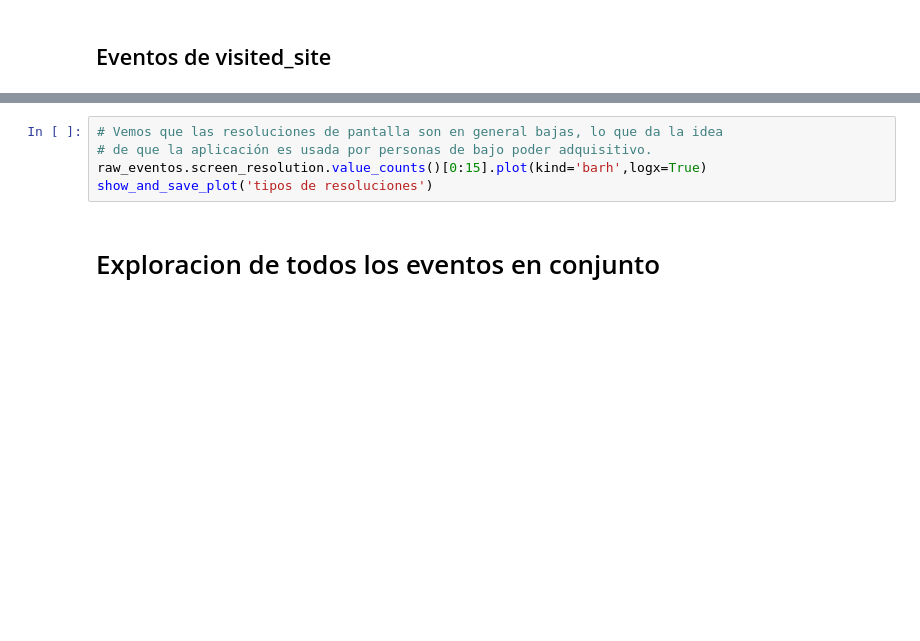
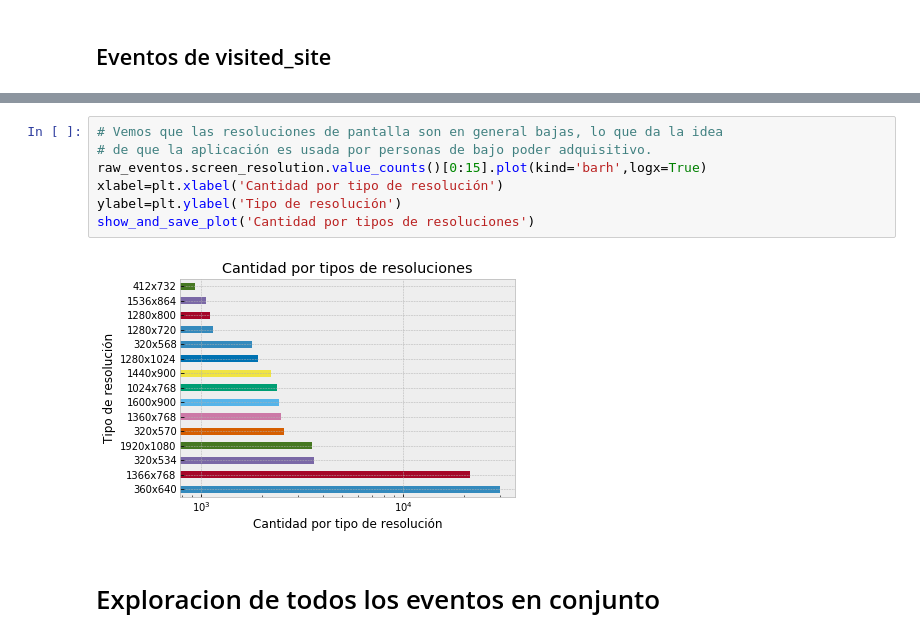
Before and after one commit to juanpcapurro/tp_datos_2c2018, a Jupyter notebook: analisis_exploratorio.ipynb, the cells around one changed output, grey strips where cells are left out. Saved outputs shown, nothing was run; the diff lists cells and outputs as text; blank space fills up the shorter version.

```diff
--- a/analisis_exploratorio.ipynb
+++ b/analisis_exploratorio.ipynb
@@ -87,8 +103,12 @@ show_and_save_plot('Tipos de dispositivos')
 # %%
 # Vemos que las resoluciones de pantalla son en general bajas, lo que da la idea
 # de que la aplicación es usada por personas de bajo poder adquisitivo.
 raw_eventos.screen_resolution.value_counts()[0:15].plot(kind='barh',logx=True)
-show_and_save_plot('tipos de resoluciones')
+xlabel=plt.xlabel('Cantidad por tipo de resolución')
+ylabel=plt.ylabel('Tipo de resolución')
+show_and_save_plot('Cantidad por tipos de resoluciones')
+# %% [output]
+[figure, added]
 # %% [markdown]
 # Exploracion de todos los eventos en conjunto
 # %%
```
Also changed, not shown: parts of 16 cells of this notebook.
